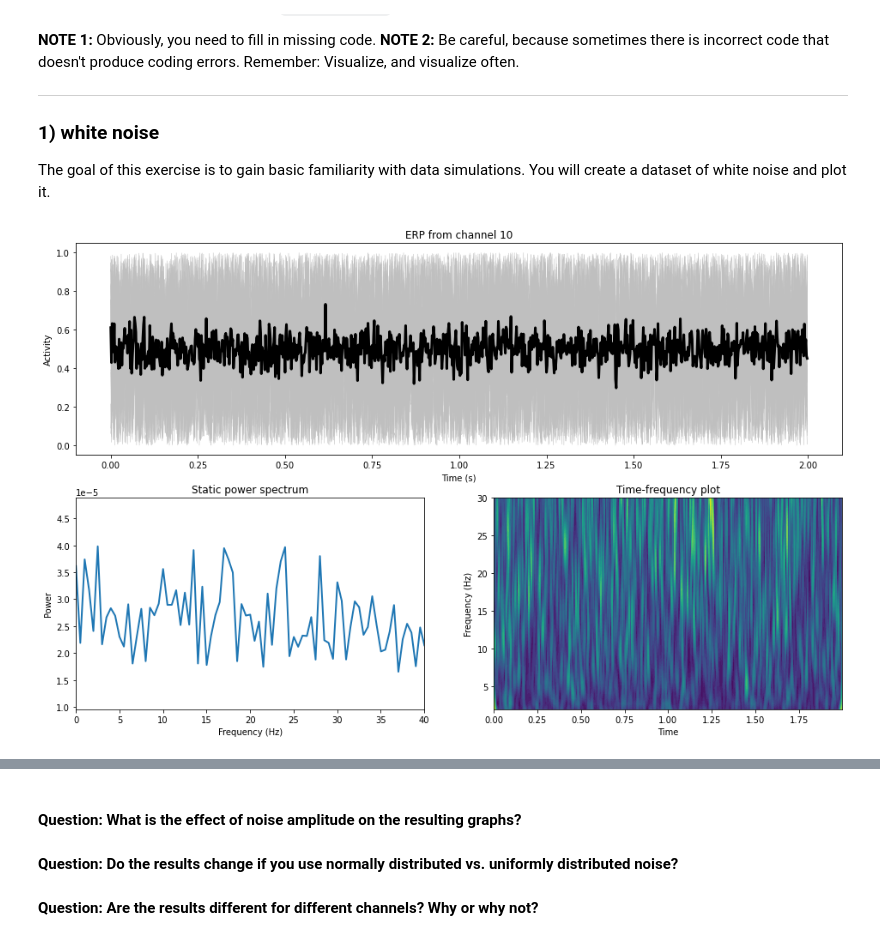
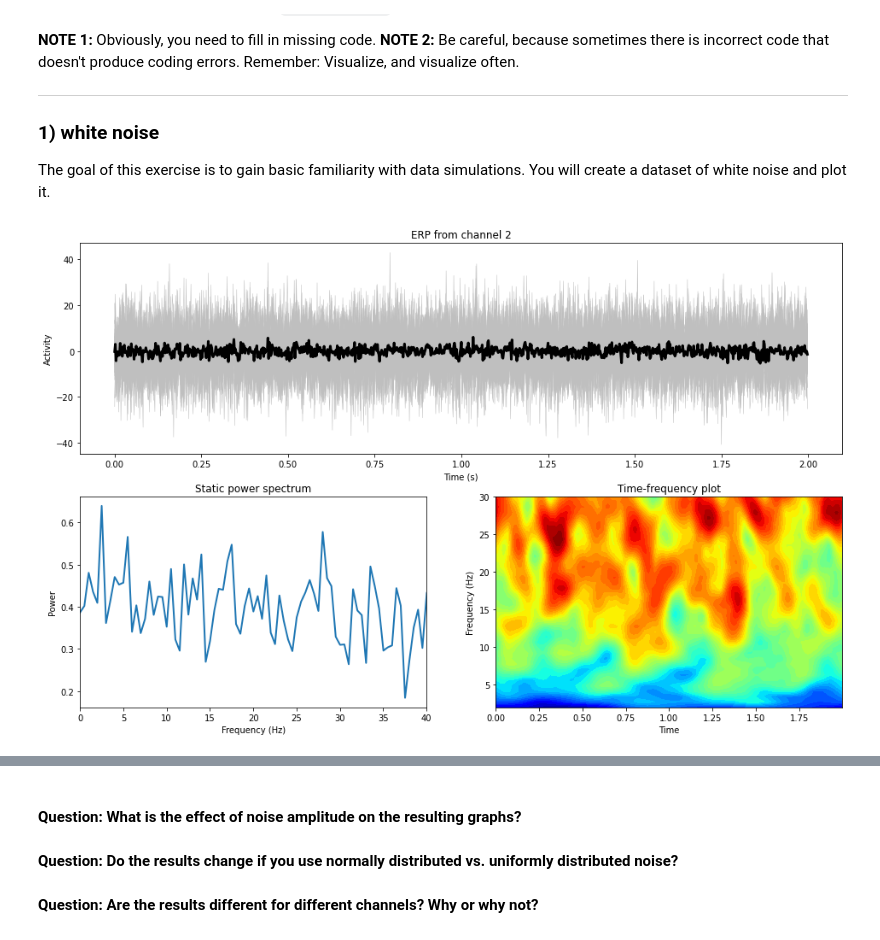
Before and after one commit to dxganta/Neural-Signal-Processing-Analysis, a Jupyter notebook: Section 2/uANTS_simulate_problemset.ipynb, the cells around one changed output, grey strips where cells are left out. Drawn from its saved outputs; the diff is of its cells as text; code cells hidden in the pictures.

```diff
--- a/Section 2/uANTS_simulate_problemset.ipynb
+++ b/Section 2/uANTS_simulate_problemset.ipynb
@@ -111,17 +31,17 @@ EEG = AttributeDict()
 # specify EEG parameters
 EEG.srate  = 500 # sampling rate in Hz
 EEG.pnts   = 1000
-EEG.trials = 20
-EEG.nbchan = 12
+EEG.trials = 30
+EEG.nbchan = 10
 
 # time vector
 EEG.times = np.arange(0, EEG.pnts)/EEG.srate;
 
 
 # create data as white noise
-# EEG.data = np.random.randn(EEG.nbchan, EEG.pnts, EEG.trials) # from normal distribution
-EEG.data = np.random.uniform(size=(EEG.nbchan, EEG.pnts, EEG.trials)) # from uniform distribution
+EEG.data = 10* np.random.randn(EEG.nbchan, EEG.pnts, EEG.trials) # from normal distribution
+# EEG.data = np.random.uniform(size=(EEG.nbchan, EEG.pnts, EEG.trials)) # from uniform distribution
 # %%
-plot_simEEG(EEG,10,3)
+plot_simEEG(EEG,2,1)
 # %% [output]
-[figure, old version]
+[figure, new version]
```
Also changed, not shown: parts of 10 cells of this notebook, 6 other files.
